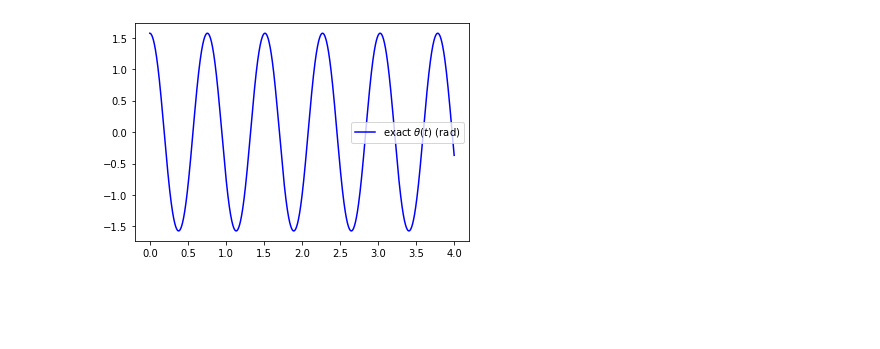
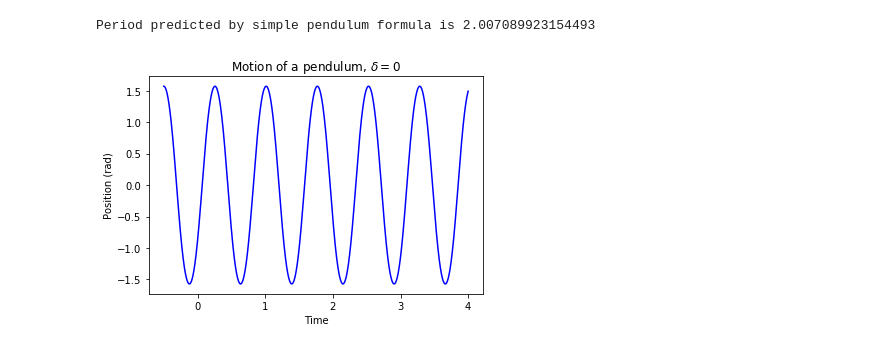
Before and after one commit to austinbeauch/thirdyearphys, a Jupyter notebook: 321A/A2_Beauchamp.ipynb, the cells around one changed output. Saved outputs shown, nothing was run; the diff lists cells and outputs as text; code cells hidden in the pictures; blank space fills up the shorter version.

```diff
--- a/321A/A2_Beauchamp.ipynb
+++ b/321A/A2_Beauchamp.ipynb
@@ -10,24 +11,27 @@ L = 1  # m
 g = 9.8  # m/s^2
 T = 2 * np.pi * np.sqrt(L/g)
 omega = g/L
+
+print(f"Period predicted by simple pendulum formula is {T}")
+# %% [output]
+Period predicted by simple pendulum formula is 2.007089923154493
 # %%
 def dy_dt(initial, t, delta):
     y1, y2 = initial
     return [y2, - omega**2 * np.sin(y1) * (1 - delta * np.abs(np.sin(y1)))]
 # %%
-t_start = 0
+t_start = -0.5
 t_end = 4
 n = 10000
 t = np.linspace(t_start, t_end, n)
 
 y0 = [theta_0, theta_prime_0]
 delta = 0
 
 sol = odeint(dy_dt, y0, t, args=(delta,))
+plt.plot(t, sol[:, 0], 'b')
+plt.title("Motion of a pendulum, $\delta=0$")
+plt.xlabel("Time"); plt.ylabel("Position (rad)")
+plt.show()
+# %% [output]
+[figure, added]
-# %%
-plt.plot(t, sol[:, 0], 'b', label='$\mathrm{exact}\ \\theta (t)\ (\mathrm{rad})$')
-
-plt.legend()
-plt.show()
-# %% [output]
-[figure, removed]
```
Also changed, not shown: parts of 7 cells of this notebook, 12 other files.
